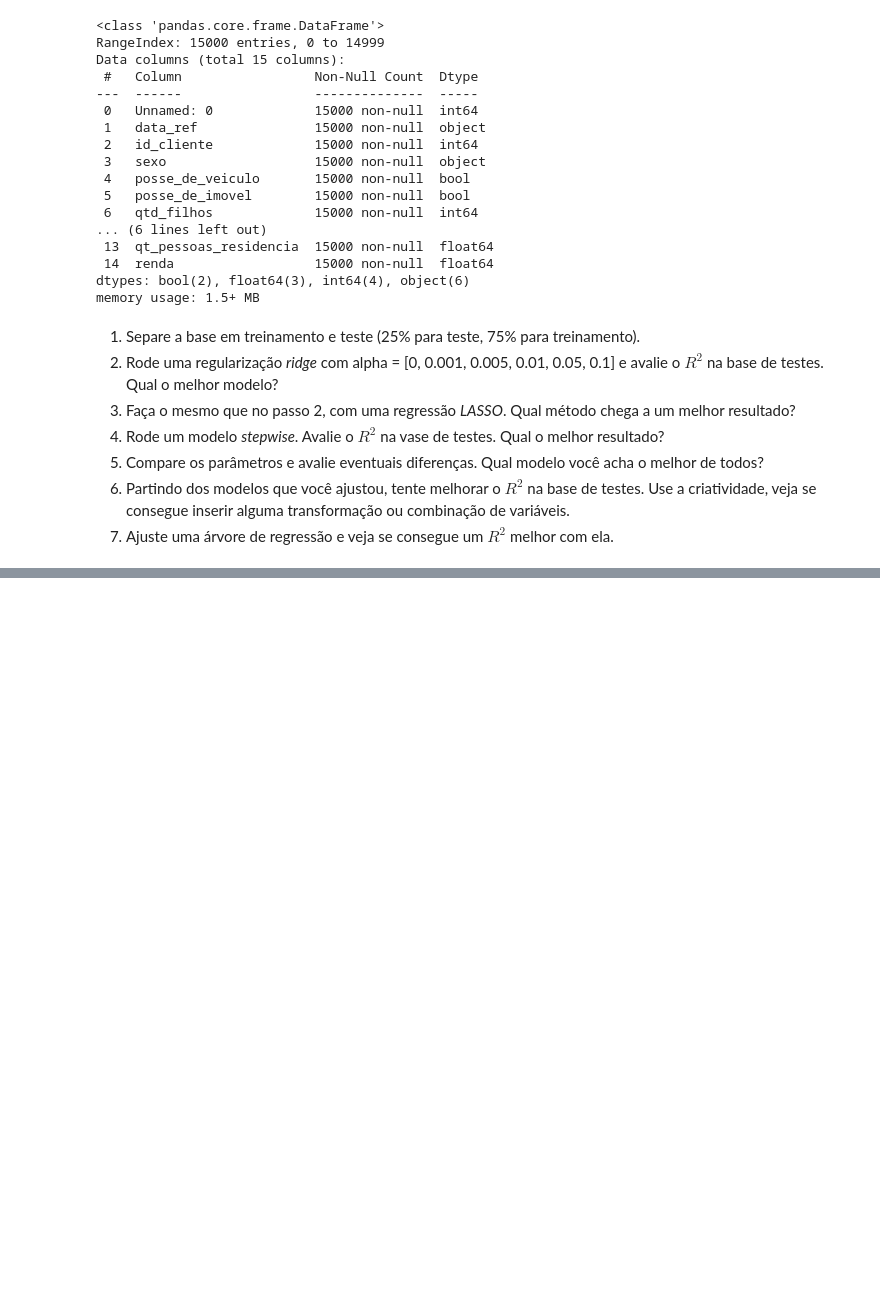
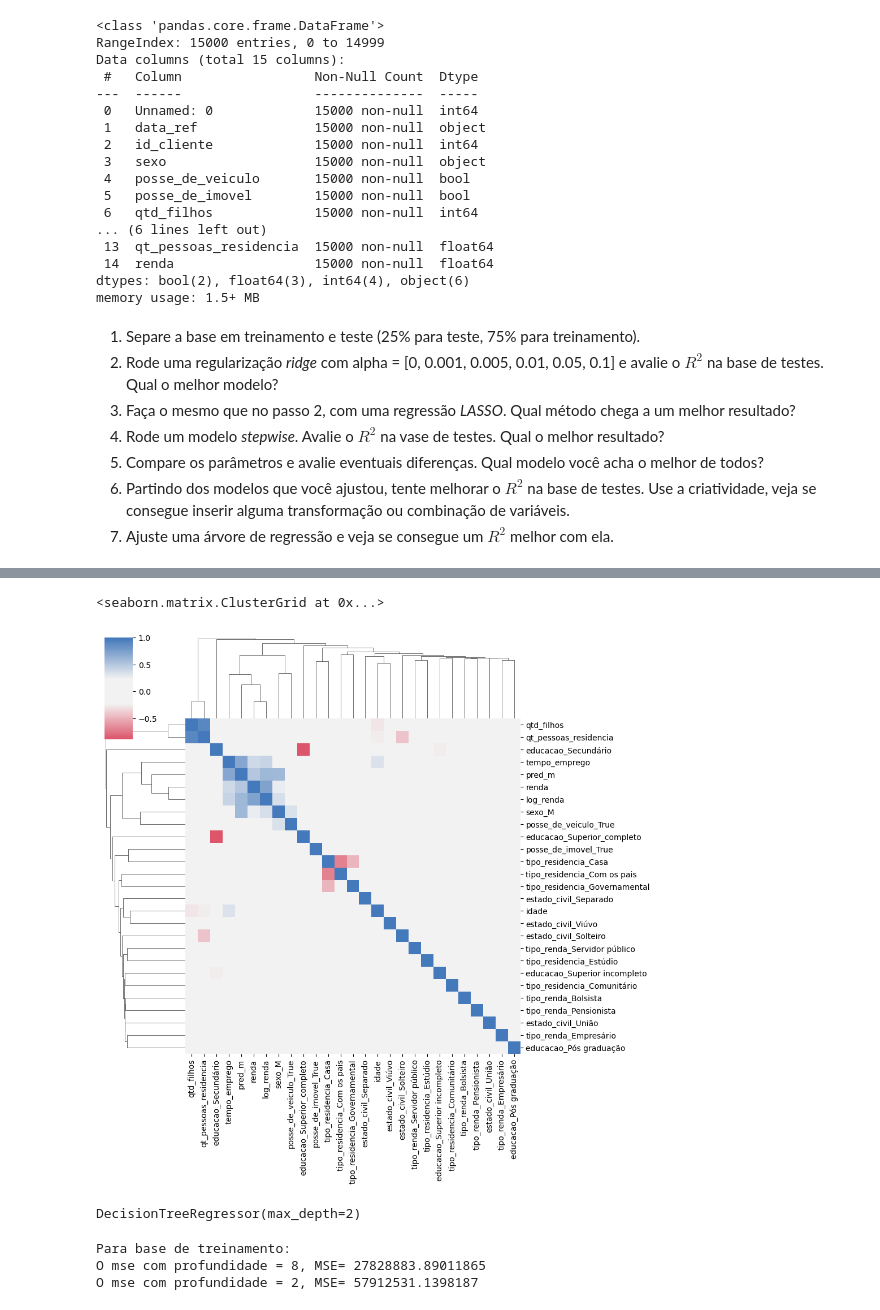
Before and after one commit to harleiaki/DataScience-, a Jupyter notebook: Mod 13 - Tarefa02.ipynb, the cells around one changed output, grey strips where cells are left out. Drawn from its saved outputs; the diff is of its cells as text; code cells hidden in the pictures; blank space fills up the shorter version.

```diff
--- a/Mod 13 - Tarefa02.ipynb
+++ b/Mod 13 - Tarefa02.ipynb
@@ -124,0 +621,10 @@ X_a
+# %%
+X_train_b.rename(columns = {'educacao_Superior completo':'educacao_Superior_completo'}, inplace=True)
+# %%
+modelo_m = smf.ols('''np.log(renda) ~  tempo_emprego +
+                                        sexo_M +
+                                        tipo_renda_Empresário +
+                                        idade +
+                                        educacao_Superior_completo +
+                                        qt_pessoas_residencia''', data = X_train_b).fit()
+modelo_m.summary()
@@ -124,0 +656,9 @@ X_a
+# %%
+X_train_a = X_train.dropna()
+X_train_b = pd.get_dummies(X_train_a, columns=['sexo', 'posse_de_veiculo', 'posse_de_imovel', 'tipo_renda', 'educacao', 'estado_civil', 'tipo_residencia'], drop_first=True)
+X_train_b.rename(columns = {'educacao_Superior completo':'educacao_Superior_completo'}, inplace=True)
+X_train_b['log_renda']=np.log(X_train_b['renda'])
+# %%
+X_train_b['pred_m'] = modelo_m.predict(X_train_b)
+r = X_train_b[['pred_m', 'log_renda']].corr().iloc[0,1]
+r**2
@@ -124,0 +722,25 @@ X_a
+# %%
+cmap = sns.diverging_palette(h_neg=7, h_pos=250, as_cmap=True, sep = 60, center = 'light')
+
+sns.clustermap(X_train_b.corr(), figsize=(10, 10), center = 0, cmap=cmap)
+# %% [output]
+<seaborn.matrix.ClusterGrid at 0x...>
+[figure, added]
+# %%
+regr1 = DecisionTreeRegressor(max_depth=8)
+regr2 = DecisionTreeRegressor(max_depth=2)
+
+regr1.fit(X_train_c, y_train_a)
+regr2.fit(X_train_c, y_train_a)
+# %% [output]
+DecisionTreeRegressor(max_depth=2)
+# %%
+train1 = regr1.predict(X_train_c)
+train2 = regr2.predict(X_train_c)
+print('Para base de treinamento:')
+print('O mse com profundidade = 8, MSE=', mean_squared_error(y_train_a,train1))
+print('O mse com profundidade = 2, MSE=', mean_squared_error(y_train_a,train2))
+# %% [output]
+Para base de treinamento:
+O mse com profundidade = 8, MSE= 27828883.89011865
+O mse com profundidade = 2, MSE= 57912531.1398187
```
Also changed, not shown: parts of 41 cells of this notebook.
